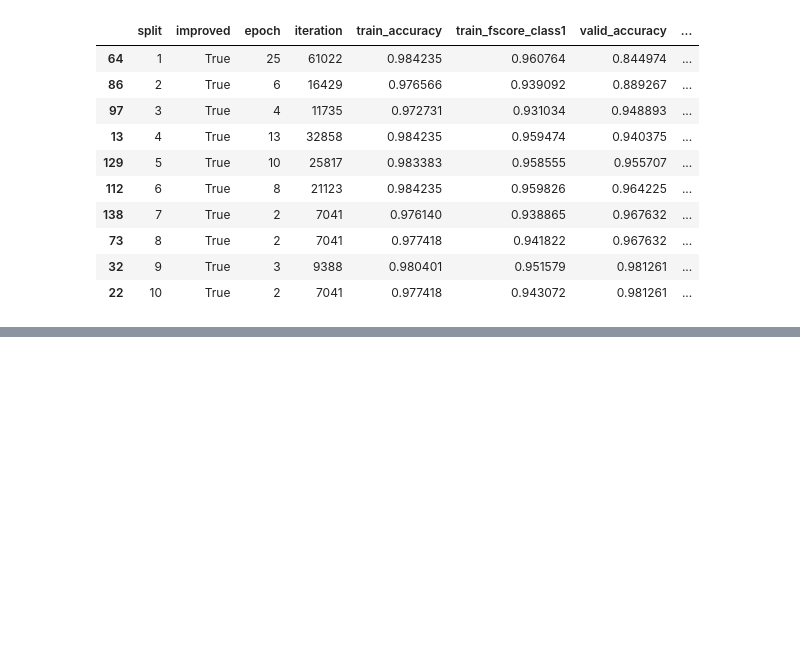
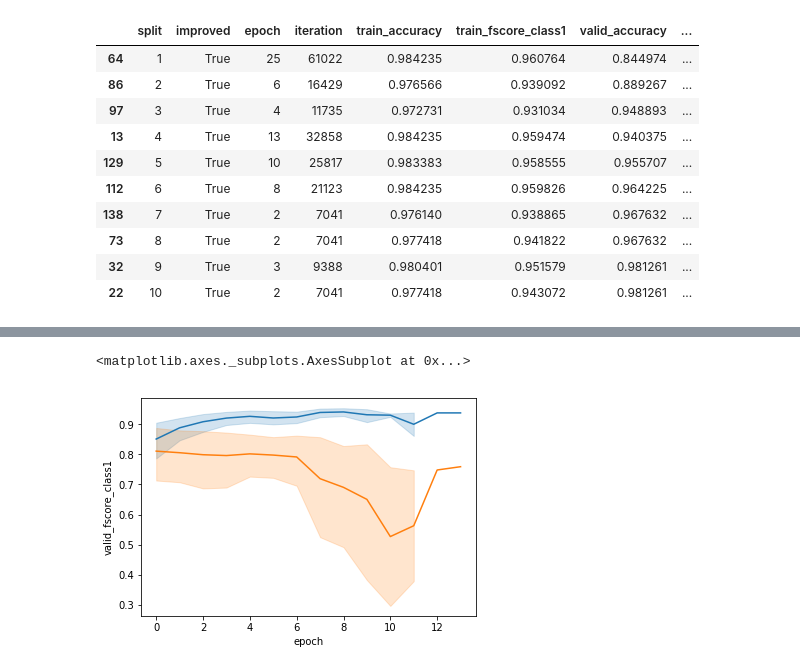
Before and after one commit to eraldoluis/textcnn, a Jupyter notebook: notebooks/test_parse_results.ipynb, the cells around one changed output, grey strips where cells are left out. Saved outputs shown, nothing was run; the diff lists cells and outputs as text; code cells hidden in the pictures; blank space fills up the shorter version.

```diff
--- a/notebooks/test_parse_results.ipynb
+++ b/notebooks/test_parse_results.ipynb
@@ -118,0 +126,7 @@ df.iloc[df.groupby("split")["valid_fscore_class1"].idxmax()]
+# %%
+df = stack_dfs_subdirs("../results/out_cv_shuffle_split_20191124-215616-259650/", "res_perepoch.json")
+sns.lineplot(x="epoch", y="train_fscore_class1", data=df)
+sns.lineplot(x="epoch", y="valid_fscore_class1", data=df)
+# %% [output]
+<matplotlib.axes._subplots.AxesSubplot at 0x...>
+[figure, added]
```
Also changed, not shown: parts of 17 cells of this notebook, 6 other files.
